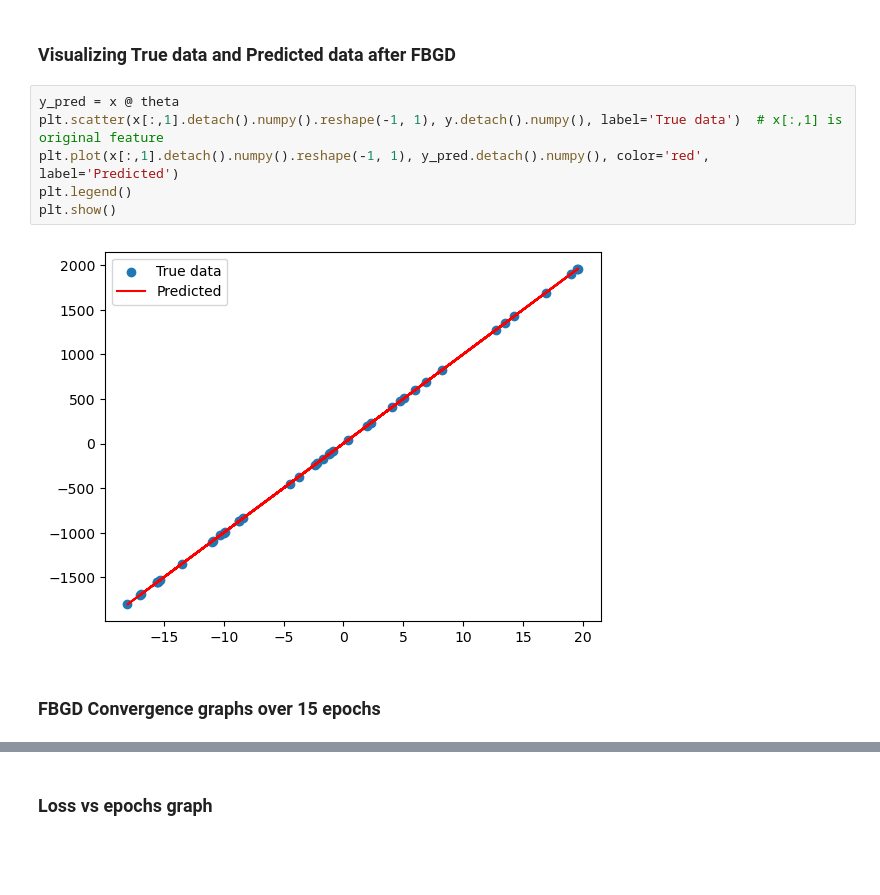
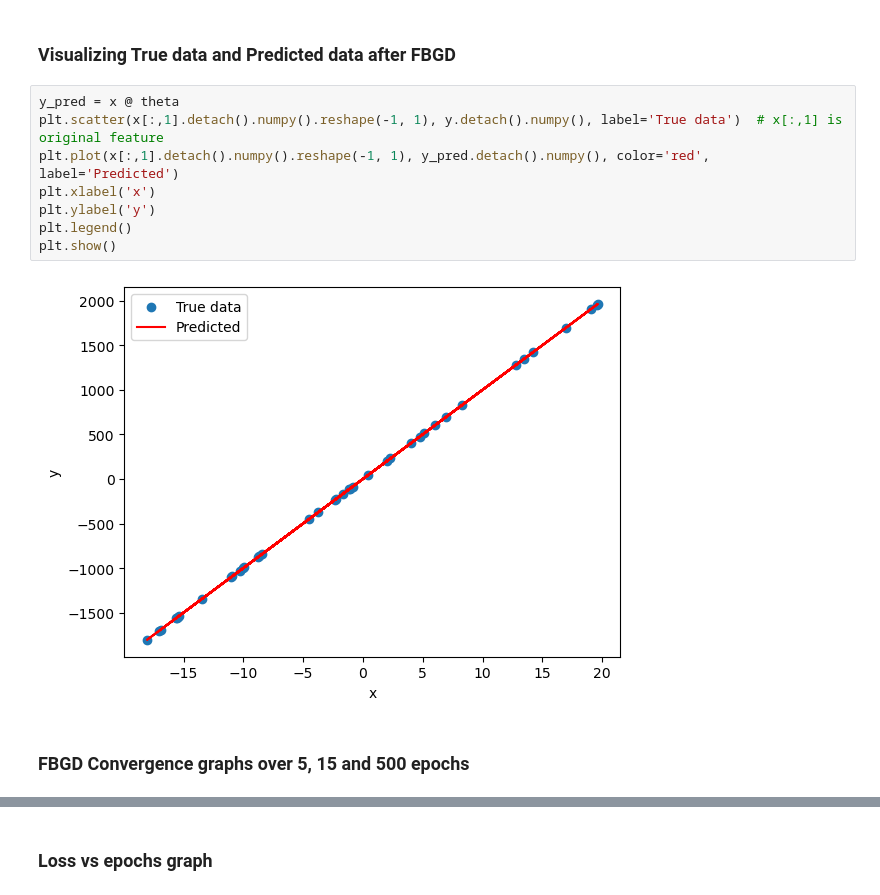
Before and after one commit to SAIGAWALI/Image-Reconstruction-and-Logistic-Regression, a Jupyter notebook: Task1/Part1/main_Part-1.ipynb, the cells around one changed output, grey strips where cells are left out. Saved outputs shown, nothing was run; the diff lists cells and outputs as text; blank space fills up the shorter version.

```diff
--- a/Task1/Part1/main_Part-1.ipynb
+++ b/Task1/Part1/main_Part-1.ipynb
@@ -78,11 +78,13 @@ Final theta:
 # %%
 y_pred = x @ theta
 plt.scatter(x[:,1].detach().numpy().reshape(-1, 1), y.detach().numpy(), label='True data')  # x[:,1] is original feature
 plt.plot(x[:,1].detach().numpy().reshape(-1, 1), y_pred.detach().numpy(), color='red', label='Predicted')
+plt.xlabel('x')
+plt.ylabel('y')
 plt.legend()
 plt.show()
 # %% [output]
-[figure, old version]
+[figure, new version]
 # %% [markdown]
-### FBGD Convergence graphs over 15 epochs
+### FBGD Convergence graphs over 5, 15 and 500 epochs
 # %%
```
Also changed, not shown: parts of 17 cells of this notebook, 14 other files.
